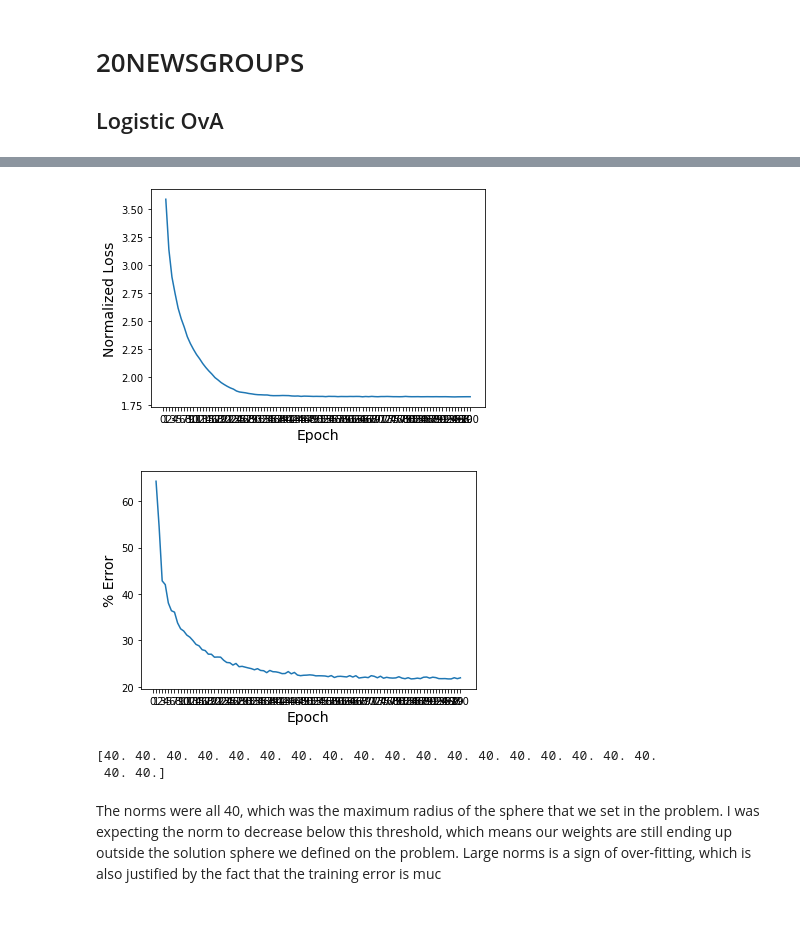
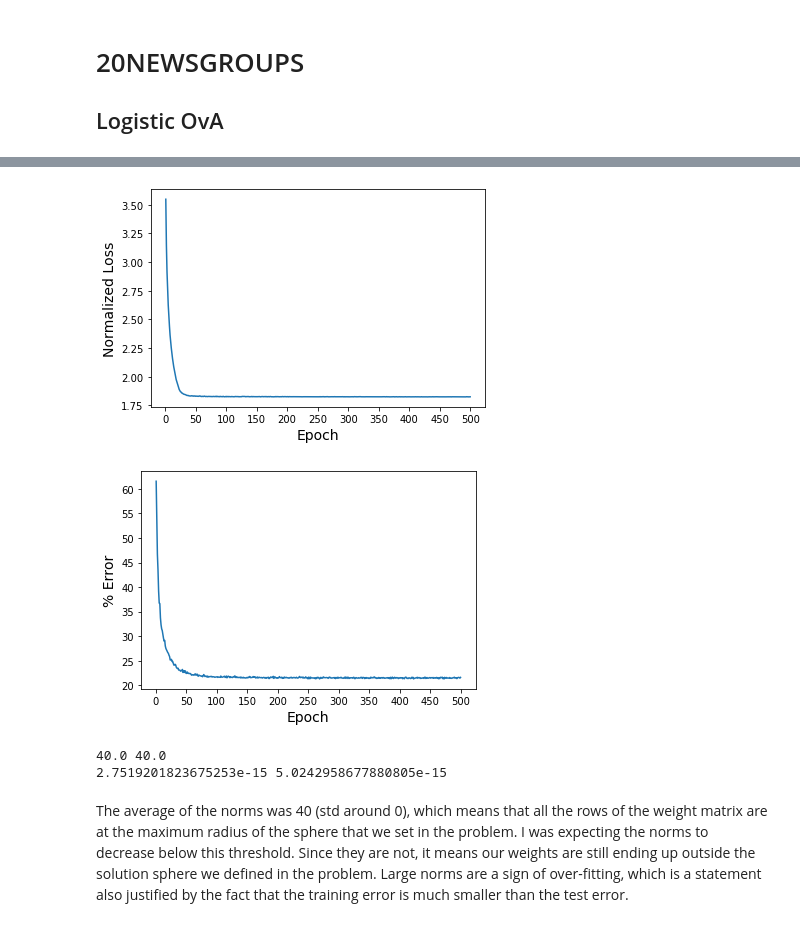
Before and after one commit to ebruun/COS324, a Jupyter notebook: A4/PA4_Bruun_Multiclass_UPDATE.ipynb, the cells around one changed output, grey strips where cells are left out. Saved outputs shown, nothing was run; the diff lists cells and outputs as text; code cells hidden in the pictures.

```diff
--- a/A4/PA4_Bruun_Multiclass_UPDATE.ipynb
+++ b/A4/PA4_Bruun_Multiclass_UPDATE.ipynb
@@ -971,30 +999,40 @@ Test  Loss: 2.451  Error: 43.070%
 # %%
 # plot loss vs epochs, separately plot error vs epochs
 
 #SKIPPING INITIAL LOSS/ERROR, TO HAVE BETTER RESOLUTION
 plt.plot(range(1,len(loss_sgd)), loss_sgd[1:])
 _ = plt.xlabel('Epoch', fontsize=14)
 _ = plt.ylabel('Normalized Loss', fontsize=14)
-_ = plt.xticks(np.arange(0, len(loss_sgd)))
+_ = plt.xticks(np.arange(0,501,50))
 plt.show()
 
 plt.plot(range(1,len(error_sgd)), np.asarray(error_sgd[1:])*100)
 _ = plt.xlabel('Epoch', fontsize=14)
 _ = plt.ylabel('% Error', fontsize=14)
-_ = plt.xticks(np.arange(0, len(error_sgd)))
+_ = plt.xticks(np.arange(0,501,50))
 plt.show()
 # %% [output]
-[figure, old version]
+[figure, new version]
-[figure, old version]
+[figure, new version]
 # %%
 ### ACT 29
 # after training, testing, and plotting make sure to compute the
 # row norms of the final parameters (mean and std), and conclude
 # in one sentence whether the results were as you expected
 
-print(np.linalg.norm(w_sgd.W,axis = 1))
+w_ce = np.linalg.norm(w_sgd_ce.W,axis = 1)
+w_ova = np.linalg.norm(w_sgd_ova.W,axis = 1)
+
+w_ce_avg = np.average(np.linalg.norm(w_sgd_ce.W,axis = 1))
+w_ova_avg = np.average(np.linalg.norm(w_sgd_ova.W,axis = 1))
+
+w_ce_std = np.std(np.linalg.norm(w_sgd_ce.W,axis = 1))
+w_ova_std = np.std(np.linalg.norm(w_sgd_ova.W,axis = 1))
+
+print(w_ce_avg, w_ova_avg)
+print(w_ce_std, w_ova_std)
 # %% [output]
-[40. 40. 40. 40. 40. 40. 40. 40. 40. 40. 40. 40. 40. 40. 40. 40. 40. 40.
- 40. 40.]
+40.0 40.0
+2.7519201823675253e-15 5.0242958677880805e-15
 # %% [markdown]
-The norms were all 40, which was the maximum radius of the sphere that we set in the problem. I was expecting the norm to decrease below this threshold, which means our weights are still ending up outside the solution sphere we defined on the problem. Large norms is a sign of over-fitting, which is also justified by the fact that the training error is muc
+The average of the norms was 40 (std around 0), which means that all the rows of the weight matrix are at the maximum radius of the sphere that we set in the problem. I was expecting the norms to decrease below this threshold. Since they are not, it means our weights are still ending up outside the solution sphere we defined in the problem. Large norms are a sign of over-fitting, which is a statement also justified by the fact that the training error is much smaller than the test error.
```
Also changed, not shown: parts of 13 cells of this notebook.
